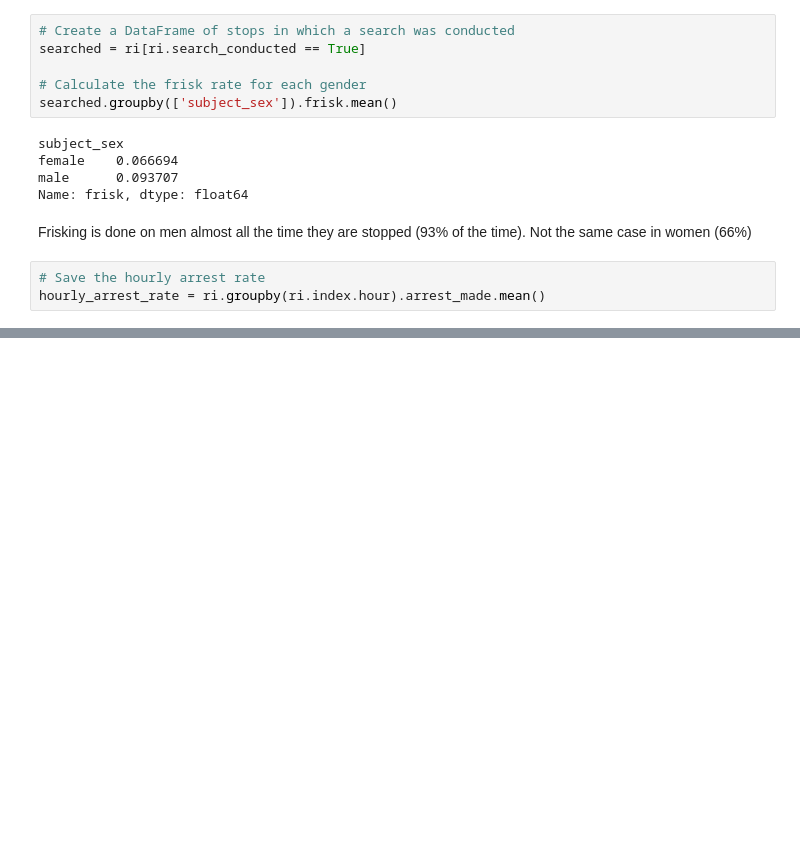
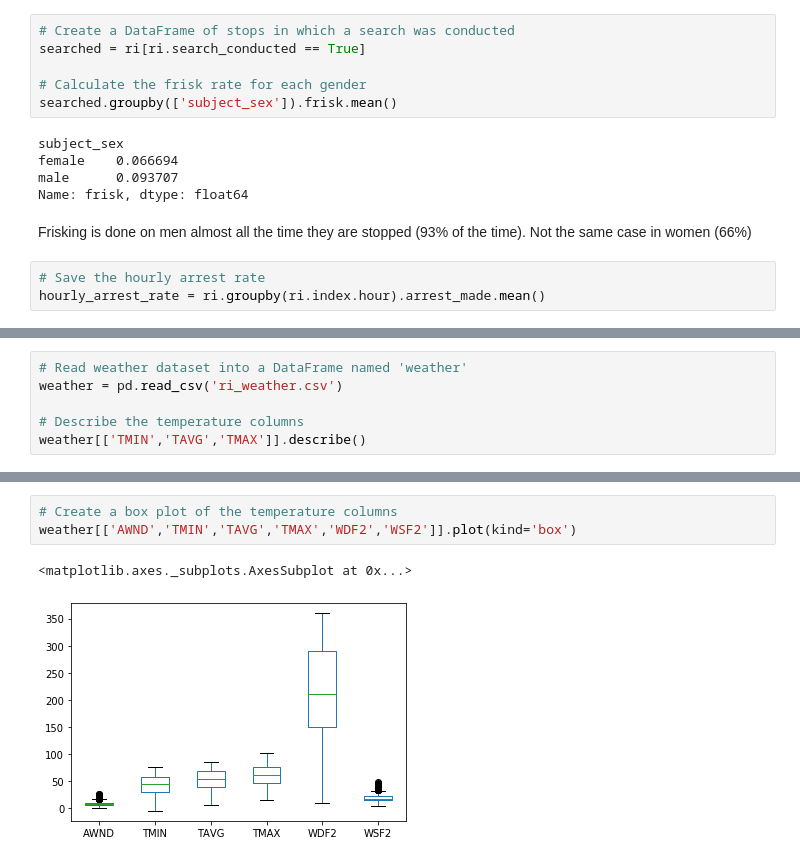
Before and after one commit to sohansputhran/Analysing-Police-Activities, a Jupyter notebook: Analysing-Police-Activities.ipynb, the cells around one changed output, grey strips where cells are left out. Cells and saved outputs as stored; diff of their text form; blank space fills up the shorter version.

Commit message:
Update Analysing-Police-Activities.ipynb
Integrated the weather data and came to a conclusion

```diff
--- a/Analysing-Police-Activities.ipynb
+++ b/Analysing-Police-Activities.ipynb
@@ -259 +257,7 @@ plt.show()
 [figure]
+# %%
+# Read weather dataset into a DataFrame named 'weather'
+weather = pd.read_csv('ri_weather.csv')
+
+# Describe the temperature columns
+weather[['TMIN','TAVG','TMAX']].describe()
@@ -259,0 +282,6 @@ plt.show()
+# %%
+# Create a box plot of the temperature columns
+weather[['AWND','TMIN','TAVG','TMAX','WDF2','WSF2']].plot(kind='box')
+# %% [output]
+<matplotlib.axes._subplots.AxesSubplot at 0x...>
+[figure, added]
```
Also changed, not shown: parts of 16 cells of this notebook.
